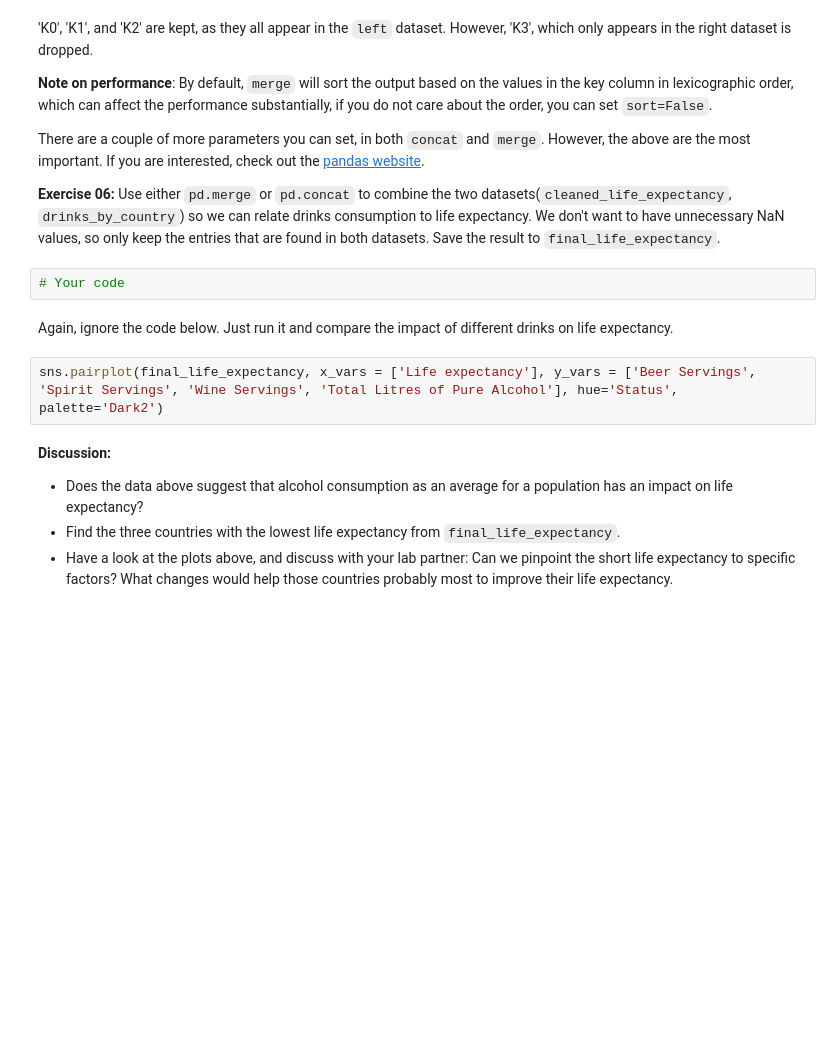
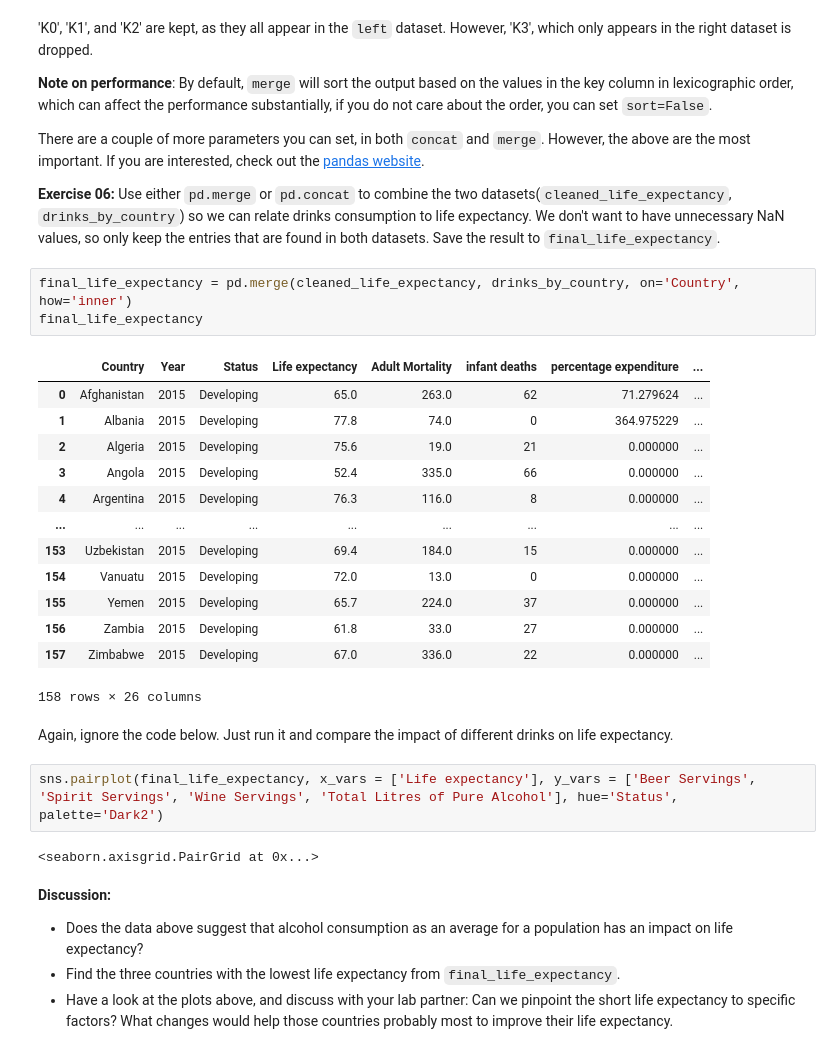
Before and after one commit to ThomasAWood/FDS-S1-02-data-wrangling, a Jupyter notebook: FDS-S1-02-data-wrangling.ipynb, the cells around one changed output. Saved outputs shown, nothing was run; the diff lists cells and outputs as text; blank space fills up the shorter version.

```diff
--- a/FDS-S1-02-data-wrangling.ipynb
+++ b/FDS-S1-02-data-wrangling.ipynb
@@ -579,12 +695,29 @@ result
 There are a couple of more parameters you can set, in both `concat` and `merge`. However, the above are the most important. If you are interested, check out the [pandas website](https://pandas.pydata.org/pandas-docs/stable/user_guide/merging.html).
 
 **Exercise 06:** Use either `pd.merge` or `pd.concat` to combine the two datasets(`cleaned_life_expectancy`, `drinks_by_country`) so we can relate drinks consumption to life expectancy. We don't want to have unnecessary NaN values, so only keep the entries that are found in both datasets. Save the result to `final_life_expectancy`.
-# %%
-# Your code
+# %%
+final_life_expectancy = pd.merge(cleaned_life_expectancy, drinks_by_country, on='Country', how='inner')
+final_life_expectancy
+# %% [output]
+|  | Country | Year | Status | Life expectancy | Adult Mortality | infant deaths | percentage expenditure | ... |
+| 0 | Afghanistan | 2015 | Developing | 65.0 | 263.0 | 62 | 71.279624 | ... |
+| 1 | Albania | 2015 | Developing | 77.8 | 74.0 | 0 | 364.975229 | ... |
+| 2 | Algeria | 2015 | Developing | 75.6 | 19.0 | 21 | 0.000000 | ... |
+| 3 | Angola | 2015 | Developing | 52.4 | 335.0 | 66 | 0.000000 | ... |
+| 4 | Argentina | 2015 | Developing | 76.3 | 116.0 | 8 | 0.000000 | ... |
+| ... | ... | ... | ... | ... | ... | ... | ... | ... |
+| 153 | Uzbekistan | 2015 | Developing | 69.4 | 184.0 | 15 | 0.000000 | ... |
+| 154 | Vanuatu | 2015 | Developing | 72.0 | 13.0 | 0 | 0.000000 | ... |
+| 155 | Yemen | 2015 | Developing | 65.7 | 224.0 | 37 | 0.000000 | ... |
+| 156 | Zambia | 2015 | Developing | 61.8 | 33.0 | 27 | 0.000000 | ... |
+| 157 | Zimbabwe | 2015 | Developing | 67.0 | 336.0 | 22 | 0.000000 | ... |
+158 rows × 26 columns
 # %% [markdown]
 Again, ignore the code below. Just run it and compare the impact of different drinks on life expectancy.
 # %%
 sns.pairplot(final_life_expectancy, x_vars = ['Life expectancy'], y_vars = ['Beer Servings', 'Spirit Servings', 'Wine Servings', 'Total Litres of Pure Alcohol'], hue='Status', palette='Dark2')
+# %% [output]
+<seaborn.axisgrid.PairGrid at 0x...>
 # %% [markdown]
 **Discussion:**
 - Does the data above suggest that alcohol consumption as an average for a population has an impact on life expectancy?
```
Also changed, not shown: parts of 10 cells of this notebook.
